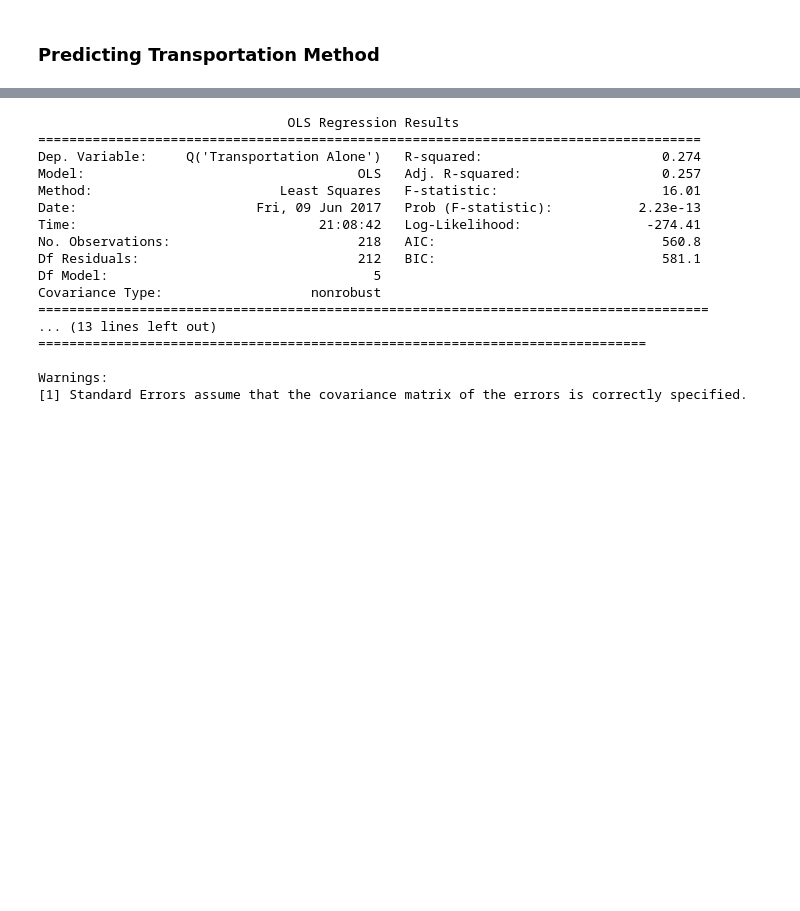
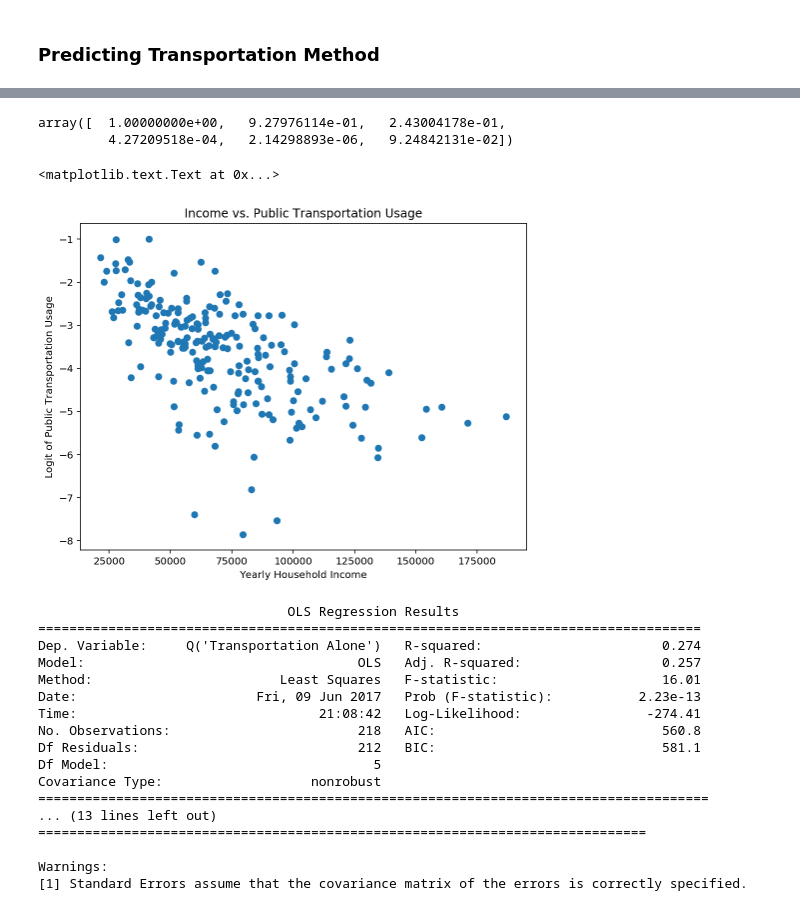
Before and after one commit to Hudsonnc/Pr_084, a Jupyter notebook: Pr_084_HackathonSubmission.ipynb, the cells around one changed output, grey strips where cells are left out. Saved outputs shown, nothing was run; the diff lists cells and outputs as text; code cells hidden in the pictures; blank space fills up the shorter version.

```diff
--- a/Pr_084_HackathonSubmission.ipynb
+++ b/Pr_084_HackathonSubmission.ipynb
@@ -815,6 +823,19 @@ Covariance Type:                    nonrobust
 
 Warnings:
 [1] Standard Errors assume that the covariance matrix of the errors is correctly specified.
+# %%
+res.pvalues
+# %% [output]
+array([  1.00000000e+00,   9.27976114e-01,   2.43004178e-01,
+         4.27209518e-04,   2.14298893e-06,   9.24842131e-02])
+# %%
+plt.scatter(tract_data_all['Median Income'], tract_data_all['Transportation Public'])
+plt.xlabel('Yearly Household Income')
+plt.ylabel('Logit of Public Transportation Usage')
+plt.title('Income vs. Public Transportation Usage')
+# %% [output]
+<matplotlib.text.Text at 0x...>
+[figure, added]
 # %%
 outcome, predictors = patsy.dmatrices("Q('Transportation Alone') ~ \
                                       Bike + Walk + Transit + Q('Log Density') + \
```
Also changed, not shown: parts of 11 cells of this notebook.
